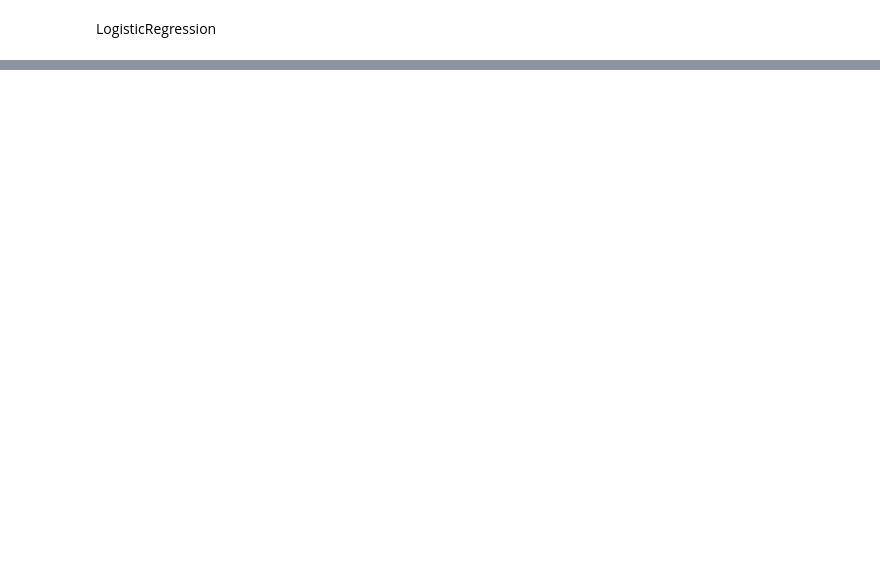
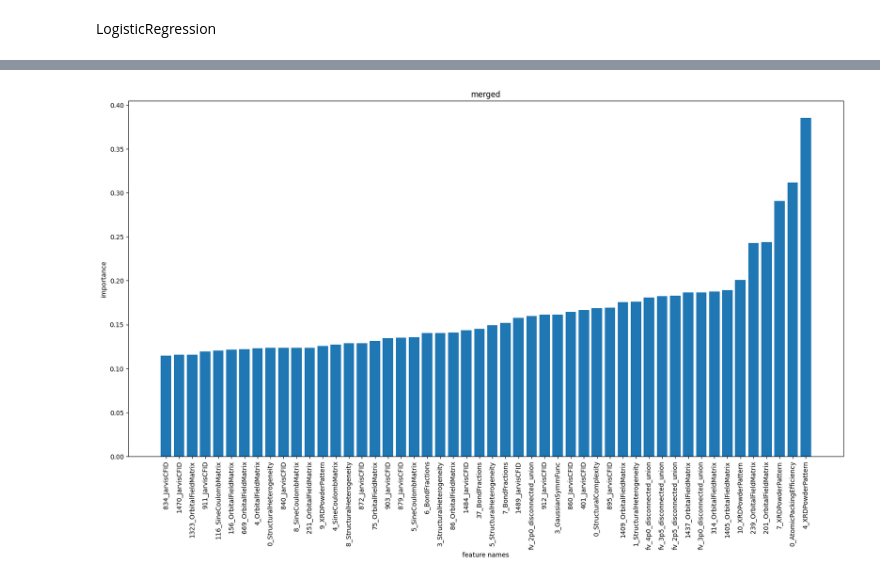
Before and after one commit to volyachka/material-project, a Jupyter notebook: baseline.ipynb, the cells around one changed output, grey strips where cells are left out. Saved outputs shown, nothing was run; the diff lists cells and outputs as text; code cells hidden in the pictures; blank space fills up the shorter version.

```diff
--- a/baseline.ipynb
+++ b/baseline.ipynb
@@ -118,0 +191,8 @@ print(estimated_mean, estimated_std)
+# %%
+def plot_feature_importance(axs, feature_importance, feature_names, title):
+    idx = np.argsort(feature_importance)[-50:]
+    axs.xaxis.set_tick_params(rotation=90)
+    axs.set_title(title)
+    axs.set_ylabel('importance')
+    axs.set_xlabel('feature names');
+    axs.bar(feature_names[idx], feature_importance[idx])
@@ -118,0 +227,15 @@ print(estimated_mean, estimated_std)
+# %%
+def plot_feature_importance(axs, feature_importance, feature_names, title):
+    idx = np.argsort(feature_importance)[-50:]
+    axs.xaxis.set_tick_params(rotation=90)
+    axs.set_title(title)
+    axs.set_ylabel('importance')
+    axs.set_xlabel('feature names');
+
+    axs.bar(feature_names[idx], feature_importance[idx])
+# %%
+fig, axs = plt.subplots(1, 1, figsize=(20, 10))
+
+plot_feature_importance(axs, np.abs(pipeline_merged.feature_importance), pipeline_merged.feature_names, 'merged')
+# %% [output]
+[figure, added]
```
Also changed, not shown: parts of 37 cells of this notebook, 4 other files.
